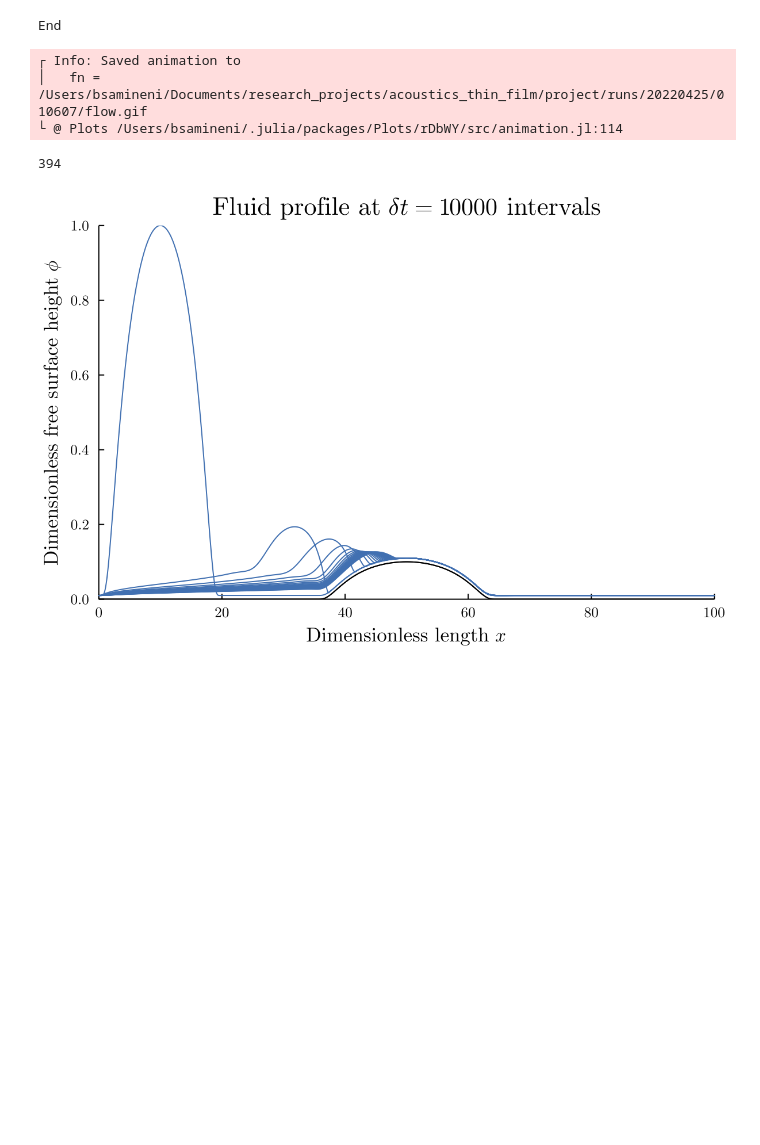
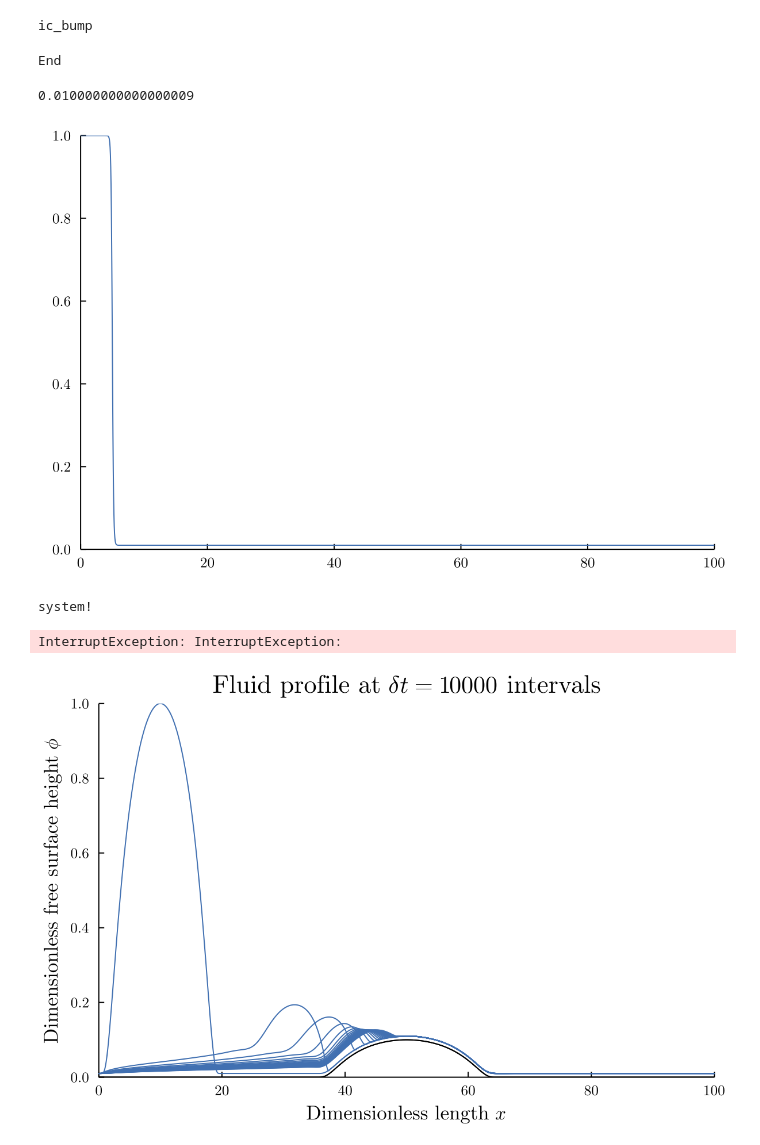
Before and after one commit to sbharg/thin_film_acoustics, a Jupyter notebook: code/flow.ipynb, the cells around one changed output. Saved outputs shown, nothing was run; the diff lists cells and outputs as text; code cells hidden in the pictures; blank space fills up the shorter version.

```diff
--- a/code/flow.ipynb
+++ b/code/flow.ipynb
@@ -133,7 +133,7 @@ function flat_profile(x, h, s, b=0.0)
 end
 
 function front_tanh(x)
-    0.45 * tanh(-5 * (x - 5)) + 0.55
+    0.495 * tanh(-5 * (x - 5)) + 0.505
 end
 
 """
@@ -152,9 +152,11 @@ function ic_bump(x, w, c, b, h=1)
         return h * exp(-(w^2 / (w^2 - (x - c)^2))) + b
     end
 end
+# %% [output]
+ic_bump
 # %%
 plot_font = "Computer Modern"
-default(fontfamily=plot_font, grid=false)
+default(fontfamily=plot_font, grid=false, legend=false, color=ColorSchemes.oslo[120])
 # ================================
 # Discretization of x-domain
 # ================================
@@ -167,19 +169,23 @@ x = 0.0:dx:Lx
 # ================================
 # Topography definition
 # ================================
-#topo = Topography(flat, ())
-topo = Topography(bump, (15, 50.0, ℯ*(.1)))
+topo = Topography(flat, ())
+#topo = Topography(bump, (15, 50.0, ℯ*(.25)))
 s = topo.f.(x, topo.params...)
 
 # ================================
 # Initial Condition definition
 # ================================
+#b = 0.01
+#c = 10
+#w = 10
+#h = ℯ*(1-b)
+#ic_obj = InitialCondition(ic_bump, (w, c, b, h))
+#ic = ic_obj.f.(x, ic_obj.params...)
+
+ic_obj = InitialCondition(front_tanh, ())
+ic = ic_obj.f.(x, ic_obj.params...)
 b = 0.01
-c = 10
-w = 10
-h = ℯ*(1-b)
-ic_obj = InitialCondition(ic_bump, (w, c, b, h))
-ic = ic_obj.f.(x, ic_obj.params...)
 
 # Adding ghost points
 pushfirst!(ic, ic[1])
@@ -219,6 +225,14 @@ push!(xsym, Symbol("ghost2"))
 print("End")
 # %% [output]
 End
+# %%
+plt = plot(x, s, color="black", xlims=(0, Lx), ylims=(-Inf, 1), dpi=200)
+plot!(plt, x, ic[2:end-1]+s)
+print(ic[end])
+plt
+# %% [output]
+0.010000000000000009
+[figure, added]
 # %%
 """
 Builds the system of ODEs (represented by du)
@@ -271,6 +285,8 @@ function system!(dh, h, p, t)
     end
     return dh
 end
+# %% [output]
+system!
 # %%
 using DifferentialEquations
 
@@ -278,18 +294,15 @@ using DifferentialEquations
 p = [α, dx, Bo, We_ac, ϵ, α_1, x_c, topo.f, topo.params, b, λ/x_c, -1000, -1]
 #tspan = (0.0, 5*10^4)
 #save_every = 10^2
-tspan = (0.0, 200000.0)
-save_every = 100
+tspan = (0.0, 300.0)
+save_every = 10
 f = ODEFunction(system!, syms=xsym)
 prob = ODEProblem(f, ic, tspan, p, saveat=save_every)
 sol = solve(prob, alg=Rodas4())
 #print("END")
 
-plot_font = "Computer Modern"
-default(fontfamily=plot_font, grid=false, color=ColorSchemes.oslo[120])
-
-time_skip = 100
-hmax = 1
+time_skip = 10
+hmax = 6
 plt = fluid_plot(sol, time_skip*save_every, save_every, x, s, tspan[2]; hmax=hmax)
 anim = fluid_anim(sol, hmax, Lx, x, s)
 plt_notitle = fluid_plot_no_title(sol, time_skip*save_every, save_every, x, s, tspan[2]; hmax=hmax)
@@ -308,10 +321,7 @@ savefig(plt_notitle, path * "/plt_notitle.png")
 fluid_data(sol, path)
 save_params(path)
 # %% [output]
-┌ Info: Saved animation to
-│   fn = /Users/bsamineni/Documents/research_projects/acoustics_thin_film/project/runs/20220425/010607/flow.gif
-└ @ Plots /Users/bsamineni/.julia/packages/Plots/rDbWY/src/animation.jl:114
+InterruptException: InterruptException:
-394
 # %%
 plot_font = "Computer Modern"
 default(fontfamily=plot_font, grid=false, color=ColorSchemes.oslo[120])
```
Also changed, not shown: 23 other files.
